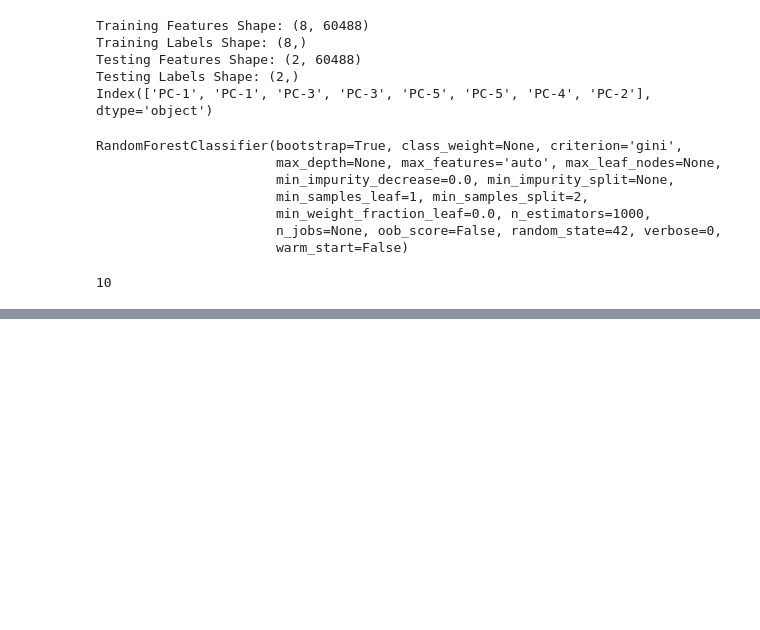
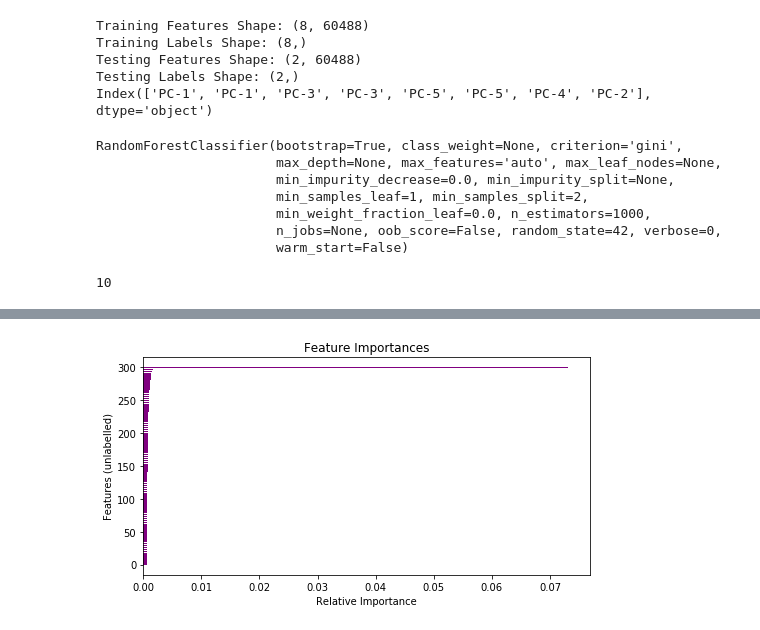
Before and after one commit to estherb-s/CompBio-1, a Jupyter notebook: RandForest-LUNG.ipynb, the cells around one changed output, grey strips where cells are left out. Cells and saved outputs as stored; diff of their text form; code cells hidden in the pictures; blank space fills up the shorter version.

```diff
--- a/RandForest-LUNG.ipynb
+++ b/RandForest-LUNG.ipynb
@@ -219,0 +298,12 @@ for tree_in_forest in randForest.estimators_:
+# %%
+f_import = randFor1.feature_importances_
+indices1 = np.argsort(f_import)[-300:]
+fig, ax = plt.subplots(figsize=(8,4))
+plt.title('Feature Importances')
+ax.barh(range(len(indices1)), f_import[indices1], color='purple', align='center')
+plt.ylabel('Features (unlabelled)')
+plt.xlabel('Relative Importance')
+plt.savefig('AllFeatsImport2.png')
+plt.show()
+# %% [output]
+[figure, added]
```
Also changed, not shown: parts of 19 cells of this notebook, 4 other files.
